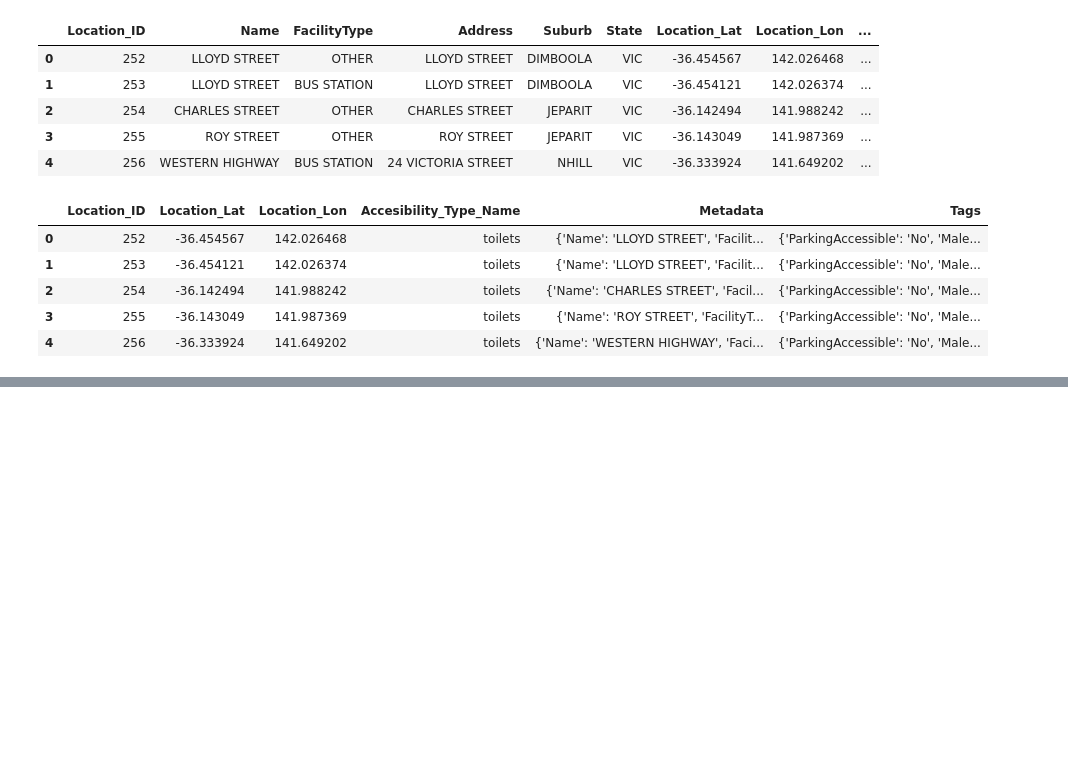
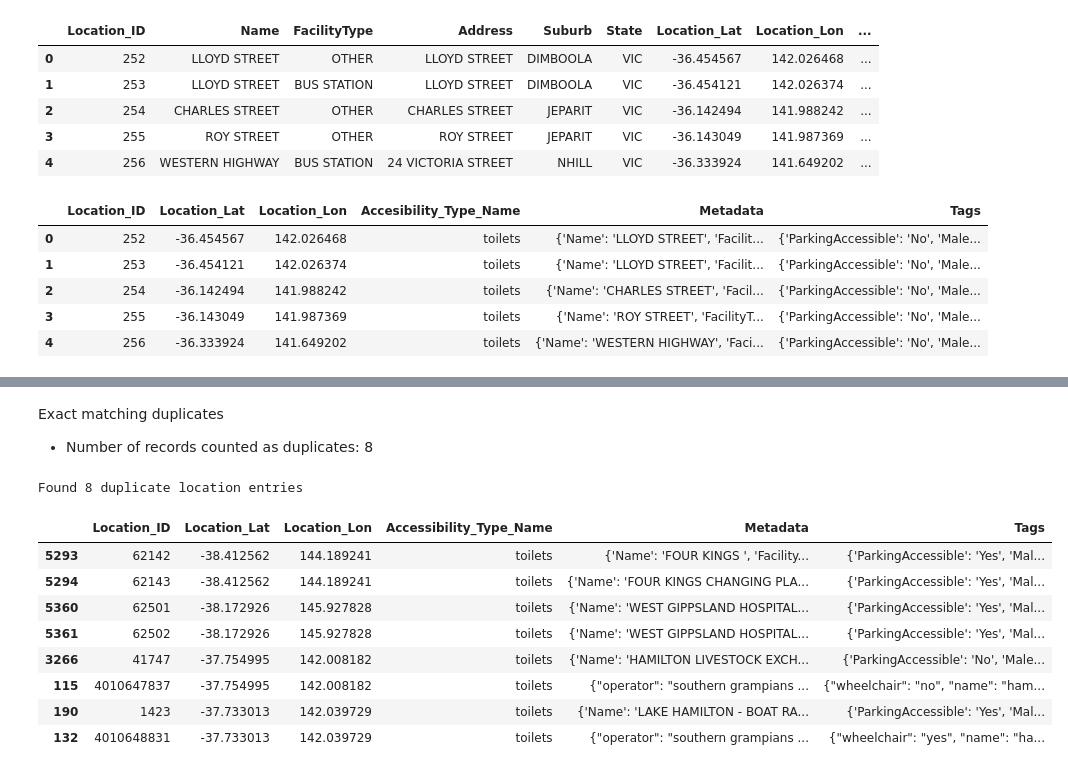
Before and after one commit to CherianK/mobility_mate, a Jupyter notebook: assets/data_preprocessing/dw_toiletdata.ipynb, the cells around one changed output, grey strips where cells are left out. Cells and saved outputs as stored; diff of their text form; code cells hidden in the pictures; blank space fills up the shorter version.

```diff
--- a/assets/data_preprocessing/dw_toiletdata.ipynb
+++ b/assets/data_preprocessing/dw_toiletdata.ipynb
@@ -172,0 +175,13 @@ toilet_data.to_csv("toilet_CSV.csv", index=False)
+# %%
+import pandas as pd
+
+toilet_static = pd.read_csv('toilet_CSV.csv')
+toilet_osm = pd.read_csv('toilets_OSM.csv')
+
+# Renaming column of toilet OSM data
+toilet_static = toilet_static.rename(columns={'Accesibility_Type_Name':'Accessibility_Type_Name'})
+toilet_osm = toilet_osm.rename(columns={'ACCESSIBILITY_TYPE_NAME': 'Accessibility_Type_Name'})
+
+toilets_full = pd.concat([toilet_static, toilet_osm], axis=0)
+
+toilets_full.head(5)
@@ -172,0 +208,23 @@ toilet_data.to_csv("toilet_CSV.csv", index=False)
+# %% [markdown]
+Exact matching duplicates
+- Number of records counted as duplicates: 8
+# %%
+# Checking for duplicated data
+# Check for duplicate rows based on both latitude and longitude
+duplicates = toilets_full.duplicated(subset=['Location_Lat', 'Location_Lon'], keep=False)
+
+# Show all duplicate rows (keeping all occurrences)
+duplicate_rows = toilets_full[duplicates]
+print(f"Found {len(duplicate_rows)} duplicate location entries")
+duplicate_rows.sort_values(['Location_Lat', 'Location_Lon'])
+# %% [output]
+Found 8 duplicate location entries
+|  | Location_ID | Location_Lat | Location_Lon | Accessibility_Type_Name | Metadata | Tags |
+| 5293 | 62142 | -38.412562 | 144.189241 | toilets | {'Name': 'FOUR KINGS ', 'Facility... | {'ParkingAccessible': 'Yes', 'Mal... |
+| 5294 | 62143 | -38.412562 | 144.189241 | toilets | {'Name': 'FOUR KINGS CHANGING PLA... | {'ParkingAccessible': 'Yes', 'Mal... |
+| 5360 | 62501 | -38.172926 | 145.927828 | toilets | {'Name': 'WEST GIPPSLAND HOSPITAL... | {'ParkingAccessible': 'Yes', 'Mal... |
+| 5361 | 62502 | -38.172926 | 145.927828 | toilets | {'Name': 'WEST GIPPSLAND HOSPITAL... | {'ParkingAccessible': 'Yes', 'Mal... |
+| 3266 | 41747 | -37.754995 | 142.008182 | toilets | {'Name': 'HAMILTON LIVESTOCK EXCH... | {'ParkingAccessible': 'No', 'Male... |
+| 115 | 4010647837 | -37.754995 | 142.008182 | toilets | {"operator": "southern grampians ... | {"wheelchair": "no", "name": "ham... |
+| 190 | 1423 | -37.733013 | 142.039729 | toilets | {'Name': 'LAKE HAMILTON - BOAT RA... | {'ParkingAccessible': 'Yes', 'Mal... |
+| 132 | 4010648831 | -37.733013 | 142.039729 | toilets | {"operator": "southern grampians ... | {"wheelchair": "yes", "name": "ha... |
```
Also changed, not shown: parts of 9 cells of this notebook.
